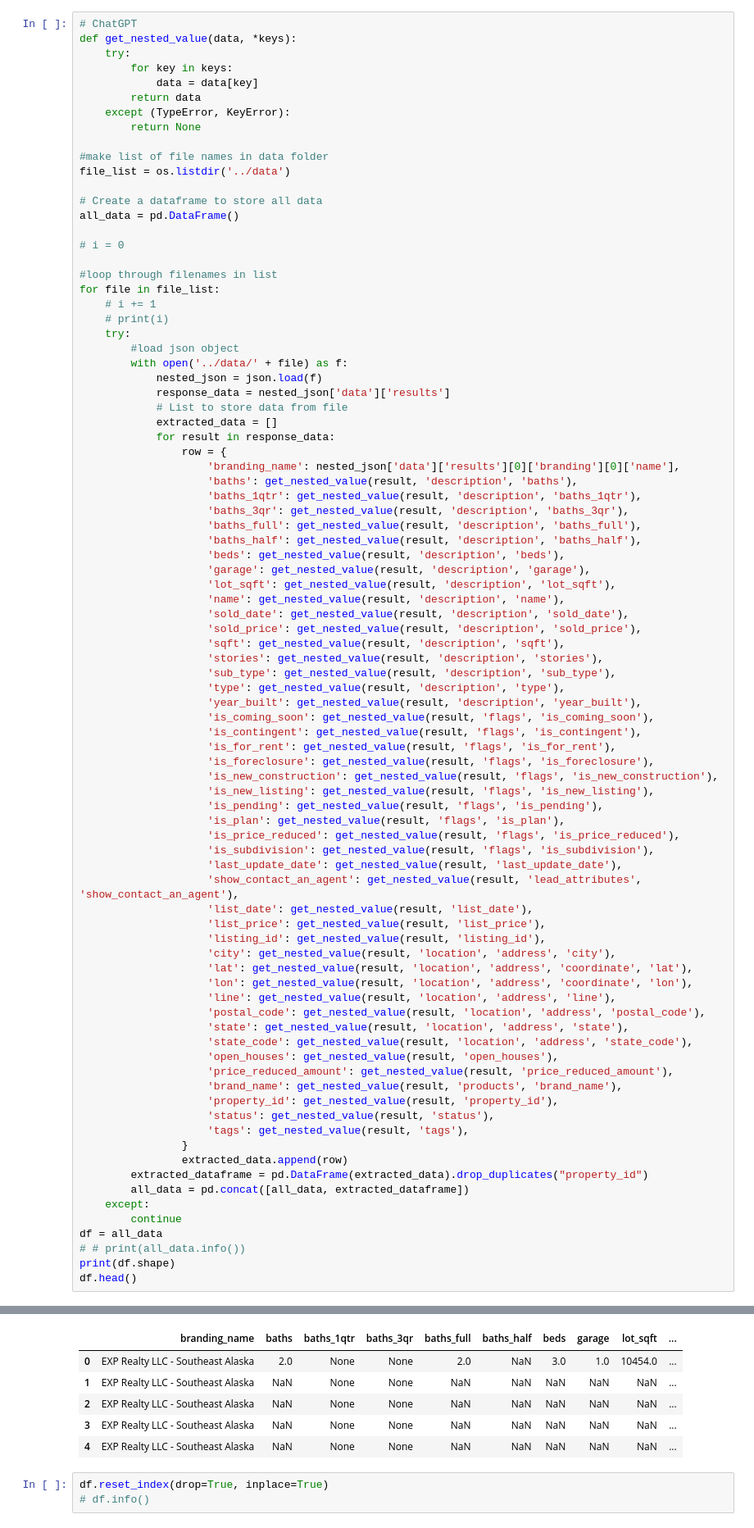
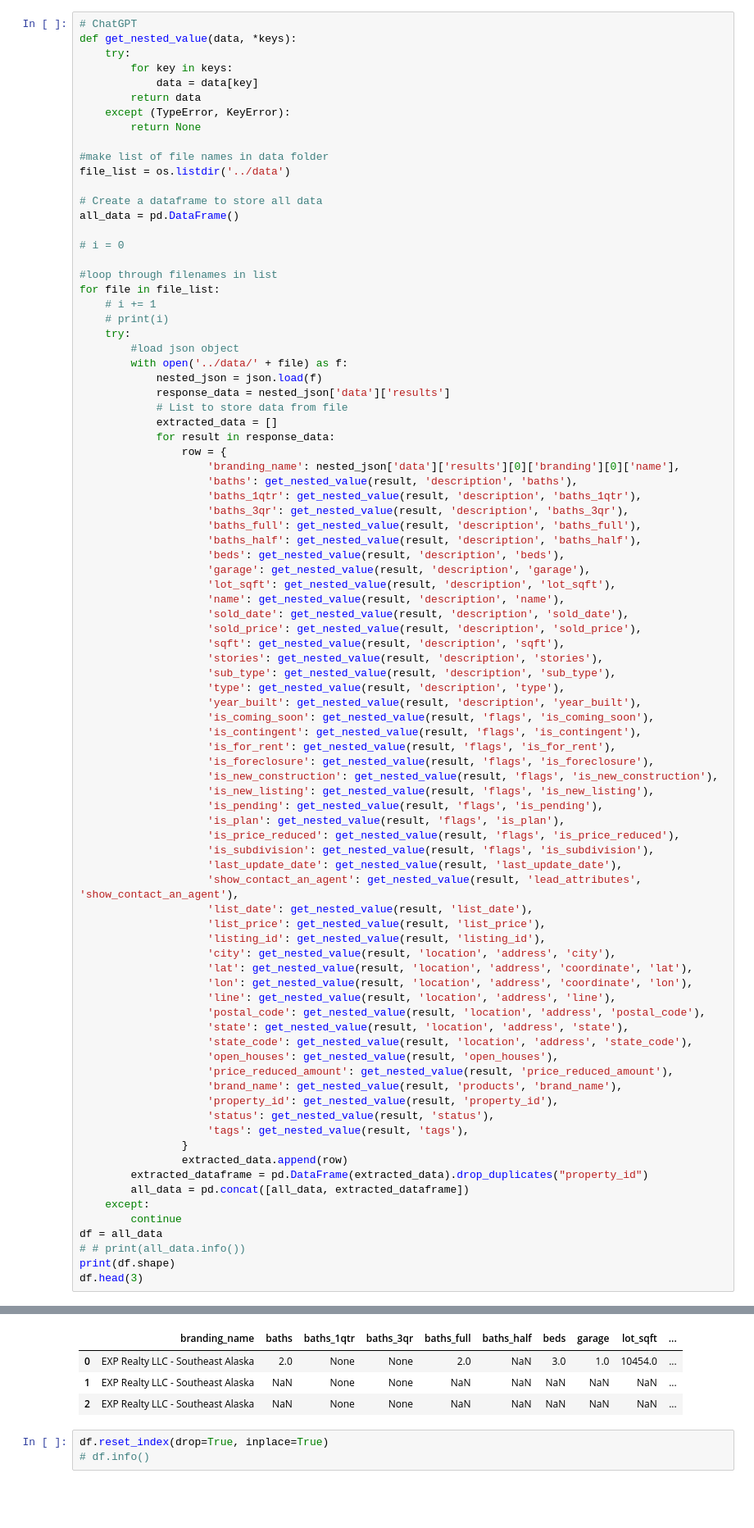
Before and after one commit to tylanoflynn/supervised_learning, a Jupyter notebook: notebooks/EDA.ipynb, the cells around one changed output, grey strips where cells are left out. Shown at 82% size. Saved outputs shown, nothing was run; the diff lists cells and outputs as text; blank space fills up the shorter version.

```diff
--- a/notebooks/EDA.ipynb
+++ b/notebooks/EDA.ipynb
@@ -90,36 +91,34 @@ for file in file_list:
                     'list_price': get_nested_value(result, 'list_price'),
                     'listing_id': get_nested_value(result, 'listing_id'),
                     'city': get_nested_value(result, 'location', 'address', 'city'),
                     'lat': get_nested_value(result, 'location', 'address', 'coordinate', 'lat'),
                     'lon': get_nested_value(result, 'location', 'address', 'coordinate', 'lon'),
                     'line': get_nested_value(result, 'location', 'address', 'line'),
                     'postal_code': get_nested_value(result, 'location', 'address', 'postal_code'),
                     'state': get_nested_value(result, 'location', 'address', 'state'),
                     'state_code': get_nested_value(result, 'location', 'address', 'state_code'),
                     'open_houses': get_nested_value(result, 'open_houses'),
                     'price_reduced_amount': get_nested_value(result, 'price_reduced_amount'),
                     'brand_name': get_nested_value(result, 'products', 'brand_name'),
                     'property_id': get_nested_value(result, 'property_id'),
                     'status': get_nested_value(result, 'status'),
                     'tags': get_nested_value(result, 'tags'),
                 }
                 extracted_data.append(row)
         extracted_dataframe = pd.DataFrame(extracted_data).drop_duplicates("property_id")
         all_data = pd.concat([all_data, extracted_dataframe])
     except:
         continue
 df = all_data
 # # print(all_data.info())
 print(df.shape)
-df.head()
+df.head(3)
 # %% [output]
 (8159, 45)
 |  | branding_name | baths | baths_1qtr | baths_3qr | baths_full | baths_half | beds | garage | lot_sqft | ... |
 | 0 | EXP Realty LLC - Southeast Alaska | 2.0 | None | None | 2.0 | NaN | 3.0 | 1.0 | 10454.0 | ... |
 | 1 | EXP Realty LLC - Southeast Alaska | NaN | None | None | NaN | NaN | NaN | NaN | NaN | ... |
 | 2 | EXP Realty LLC - Southeast Alaska | NaN | None | None | NaN | NaN | NaN | NaN | NaN | ... |
-| 3 | EXP Realty LLC - Southeast Alaska | NaN | None | None | NaN | NaN | NaN | NaN | NaN | ... |
-| 4 | EXP Realty LLC - Southeast Alaska | NaN | None | None | NaN | NaN | NaN | NaN | NaN | ... |
 # %%
 df.reset_index(drop=True, inplace=True)
 # df.info()
```
Also changed, not shown: parts of 65 cells of this notebook.
